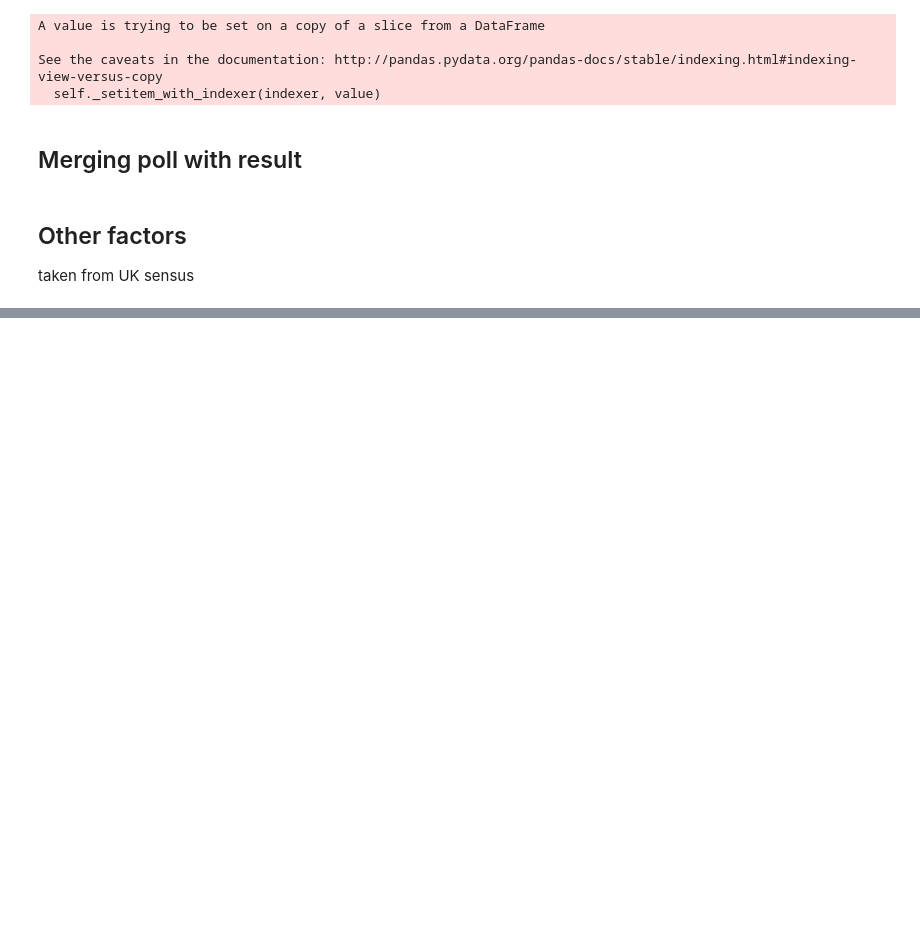
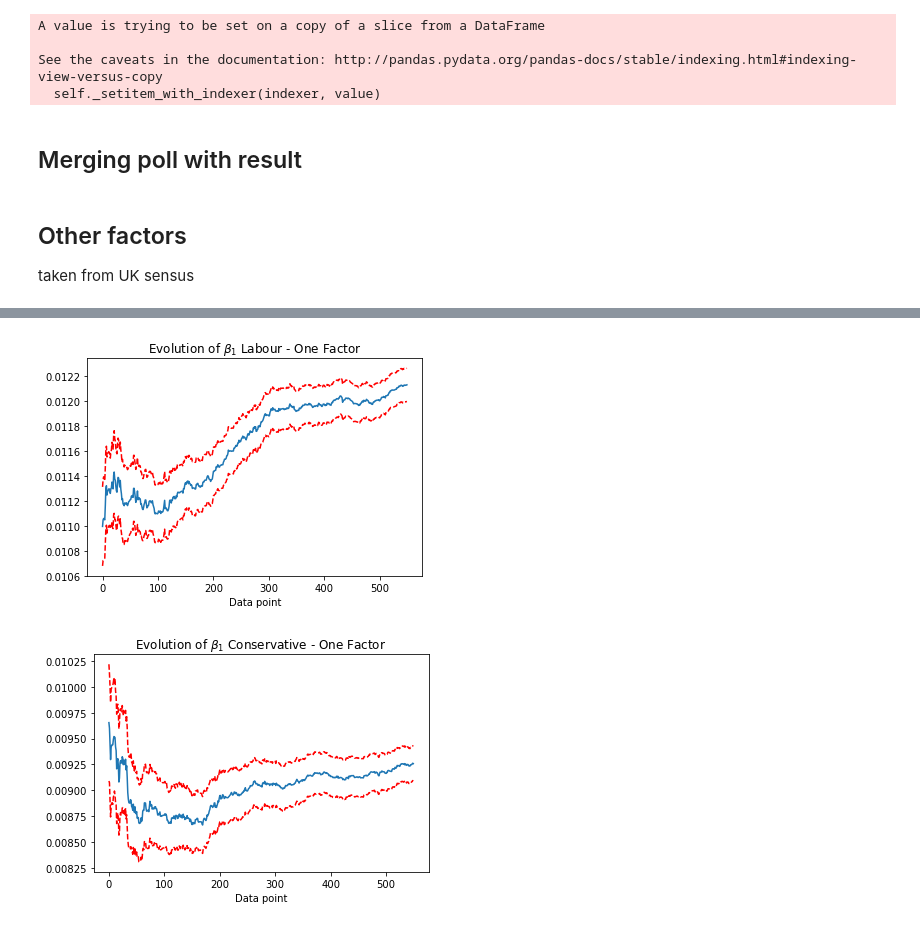
Before and after one commit to alexhuang1117/Data-Science-Portfolio, a Jupyter notebook: FX_Analysis_during_UK_Election/main.ipynb, the cells around one changed output, grey strips where cells are left out. Drawn from its saved outputs; the diff is of its cells as text; code cells hidden in the pictures; blank space fills up the shorter version.

```diff
--- a/FX_Analysis_during_UK_Election/main.ipynb
+++ b/FX_Analysis_during_UK_Election/main.ipynb
@@ -174,0 +356,19 @@ full_table['isscot'] = (full_table['Region']=='Scotland').astype(int)
+# %%
+plt.plot(parameters_lab[50:600,1])
+plt.plot(parameters_lab[50:600,1]-stderr_lab[50:600,1],'r--')
+plt.plot(parameters_lab[50:600,1]+stderr_lab[50:600,1],'r--')
+plt.title(r'Evolution of $\beta_1 $ Labour - One Factor')
+plt.xlabel('Data point')
+plt.savefig('lab one factor b1.png')
+plt.show()
+
+plt.plot(parameters_con[50:600,1])
+plt.plot(parameters_con[50:600,1]-stderr_con[50:600,1],'r--')
+plt.plot(parameters_con[50:600,1]+stderr_con[50:600,1],'r--')
+plt.title(r'Evolution of $\beta_1 $ Conservative - One Factor')
+plt.xlabel('Data point')
+plt.savefig('con one factor b1.png')
+plt.show()
+# %% [output]
+[figure, added]
+[figure, added]
```
Also changed, not shown: parts of 96 cells of this notebook, 24 other files.
